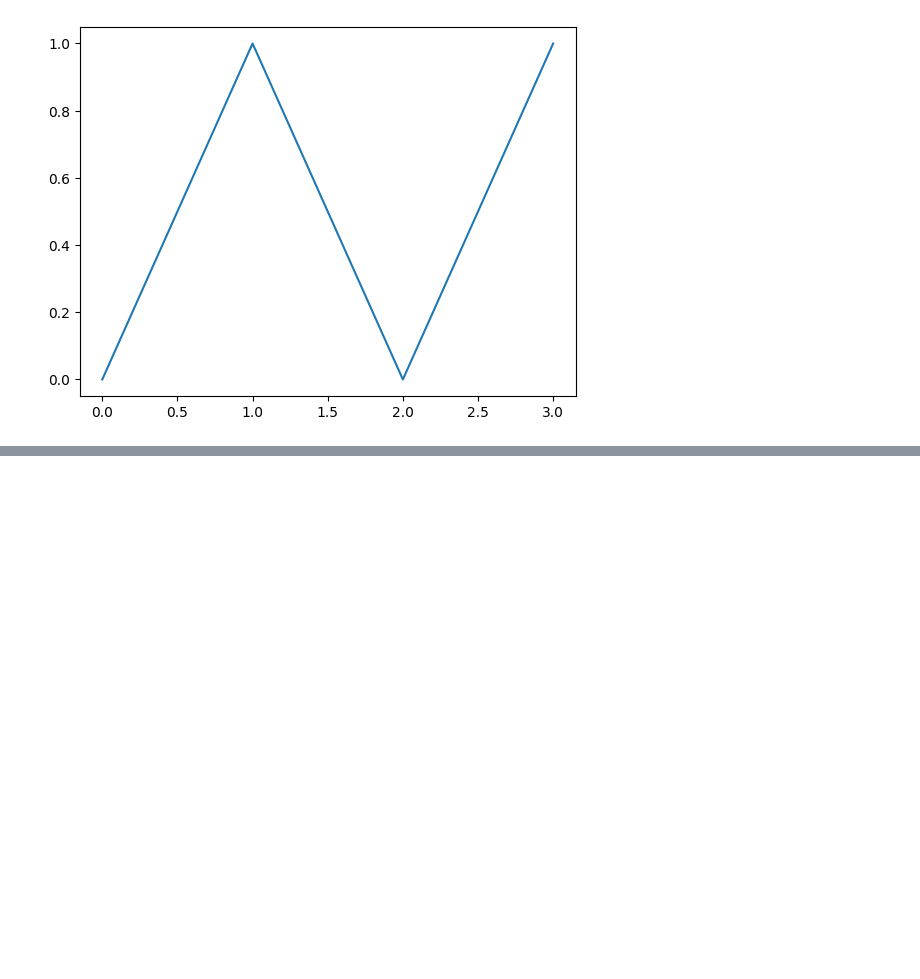
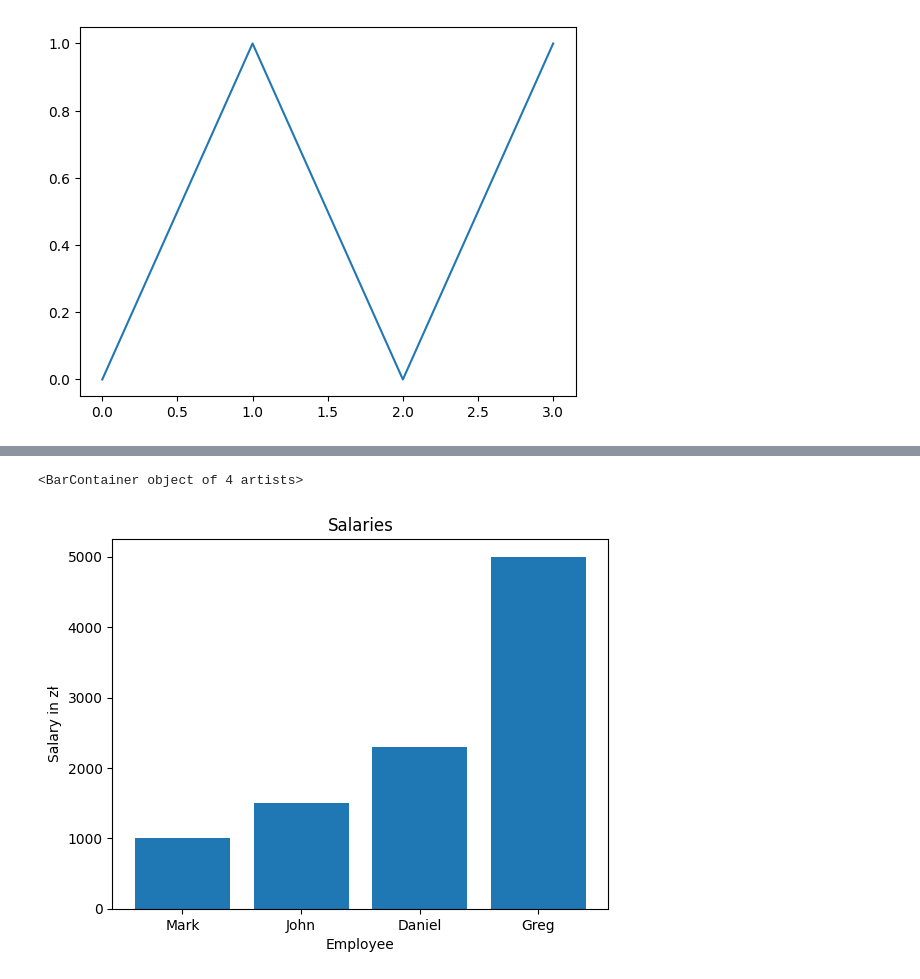
Before and after one commit to TG2020/functions, a Jupyter notebook: functions.ipynb, the cells around one changed output, grey strips where cells are left out. Saved outputs shown, nothing was run; the diff lists cells and outputs as text; code cells hidden in the pictures; blank space fills up the shorter version.

```diff
--- a/functions.ipynb
+++ b/functions.ipynb
@@ -18,0 +32,8 @@ plt.plot(X, Y)
+# %%
+plt.title("Salaries")
+plt.xlabel("Employee")
+plt.ylabel("Salary in zł")
+plt.bar(names, salary_values)
+# %% [output]
+<BarContainer object of 4 artists>
+[figure, added]
```
Also changed, not shown: parts of 4 cells of this notebook.
